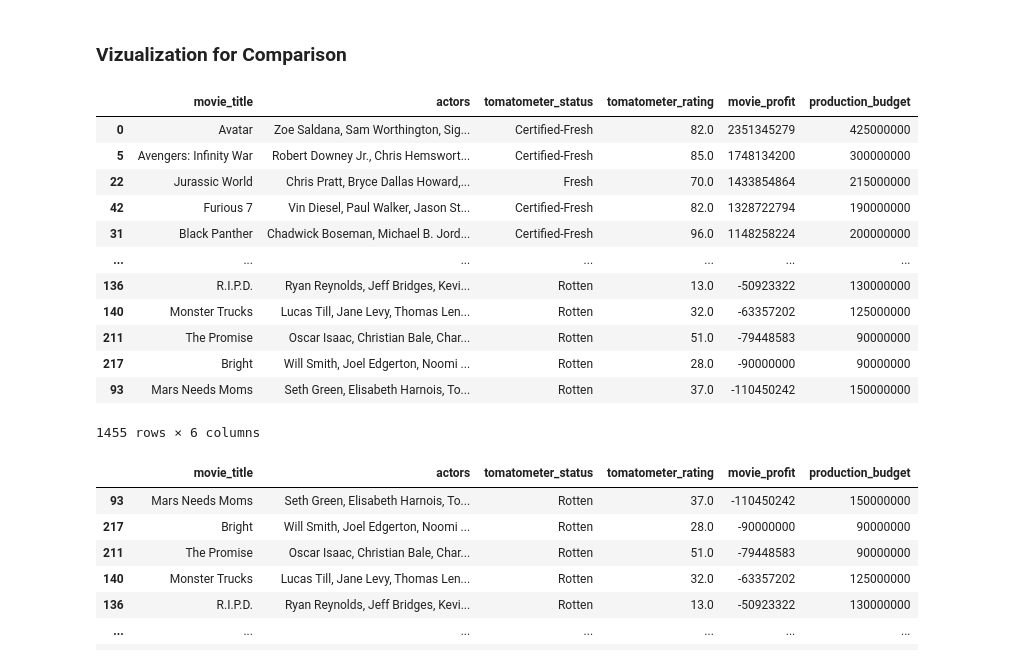
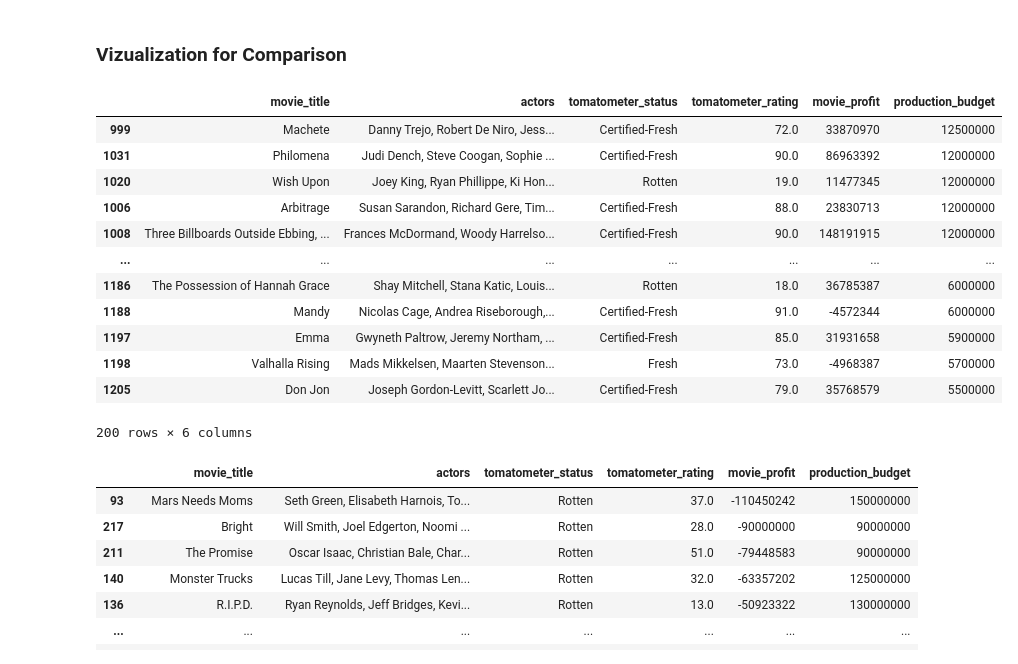
Before and after one commit to jchandleroneal/microsoft-movie-analysis, a Jupyter notebook: movie_analysis.ipynb, the cells around one changed output. Drawn from its saved outputs; the diff is of its cells as text; code cells hidden in the pictures.

```diff
--- a/movie_analysis.ipynb
+++ b/movie_analysis.ipynb
@@ -457,21 +457,21 @@ sns.barplot(x= only10.index, y= only10['movie_profit'],saturation=0.75)
 # %% [markdown]
 ### Vizualization for Comparison
 # %%
-movie_actor_budget.sort_values(by='movie_profit', ascending = False)
+movie_actor_budget.sort_values(by='production_budget', ascending = False).iloc[1000:1200]
 # %% [output]
 |  | movie_title | actors | tomatometer_status | tomatometer_rating | movie_profit | production_budget |
-| 0 | Avatar | Zoe Saldana, Sam Worthington, Sig... | Certified-Fresh | 82.0 | 2351345279 | 425000000 |
-| 5 | Avengers: Infinity War | Robert Downey Jr., Chris Hemswort... | Certified-Fresh | 85.0 | 1748134200 | 300000000 |
-| 22 | Jurassic World | Chris Pratt, Bryce Dallas Howard,... | Fresh | 70.0 | 1433854864 | 215000000 |
-| 42 | Furious 7 | Vin Diesel, Paul Walker, Jason St... | Certified-Fresh | 82.0 | 1328722794 | 190000000 |
-| 31 | Black Panther | Chadwick Boseman, Michael B. Jord... | Certified-Fresh | 96.0 | 1148258224 | 200000000 |
+| 999 | Machete | Danny Trejo, Robert De Niro, Jess... | Certified-Fresh | 72.0 | 33870970 | 12500000 |
+| 1031 | Philomena | Judi Dench, Steve Coogan, Sophie ... | Certified-Fresh | 90.0 | 86963392 | 12000000 |
+| 1020 | Wish Upon | Joey King, Ryan Phillippe, Ki Hon... | Rotten | 19.0 | 11477345 | 12000000 |
+| 1006 | Arbitrage | Susan Sarandon, Richard Gere, Tim... | Certified-Fresh | 88.0 | 23830713 | 12000000 |
+| 1008 | Three Billboards Outside Ebbing, ... | Frances McDormand, Woody Harrelso... | Certified-Fresh | 90.0 | 148191915 | 12000000 |
 | ... | ... | ... | ... | ... | ... | ... |
-| 136 | R.I.P.D. | Ryan Reynolds, Jeff Bridges, Kevi... | Rotten | 13.0 | -50923322 | 130000000 |
-| 140 | Monster Trucks | Lucas Till, Jane Levy, Thomas Len... | Rotten | 32.0 | -63357202 | 125000000 |
-| 211 | The Promise | Oscar Isaac, Christian Bale, Char... | Rotten | 51.0 | -79448583 | 90000000 |
-| 217 | Bright | Will Smith, Joel Edgerton, Noomi ... | Rotten | 28.0 | -90000000 | 90000000 |
-| 93 | Mars Needs Moms | Seth Green, Elisabeth Harnois, To... | Rotten | 37.0 | -110450242 | 150000000 |
+| 1186 | The Possession of Hannah Grace | Shay Mitchell, Stana Katic, Louis... | Rotten | 18.0 | 36785387 | 6000000 |
+| 1188 | Mandy | Nicolas Cage, Andrea Riseborough,... | Certified-Fresh | 91.0 | -4572344 | 6000000 |
+| 1197 | Emma | Gwyneth Paltrow, Jeremy Northam, ... | Certified-Fresh | 85.0 | 31931658 | 5900000 |
+| 1198 | Valhalla Rising | Mads Mikkelsen, Maarten Stevenson... | Fresh | 73.0 | -4968387 | 5700000 |
+| 1205 | Don Jon | Joseph Gordon-Levitt, Scarlett Jo... | Certified-Fresh | 79.0 | 35768579 | 5500000 |
-1455 rows × 6 columns
+200 rows × 6 columns
 # %%
 movie_actor_budget
 # %% [output]
```
Also changed, not shown: parts of 5 cells of this notebook.
